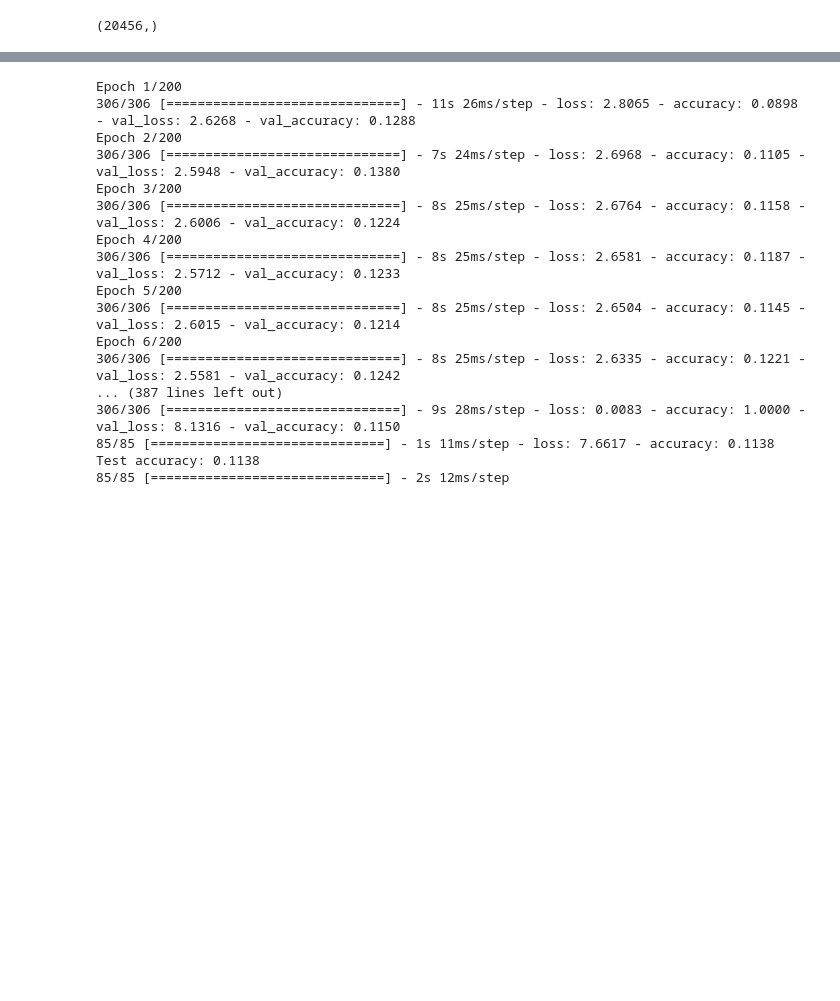
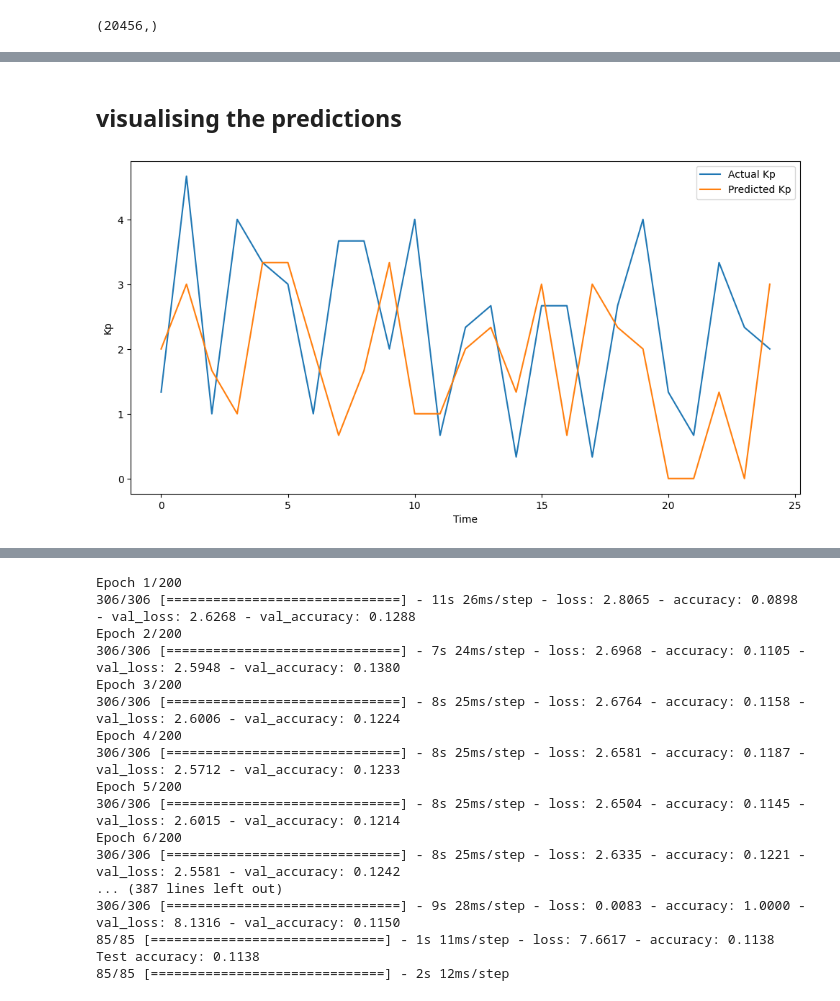
Before and after one commit to CrazyCyberbug/KP-prediction-sytem, a Jupyter notebook: Kp predictor/playground.ipynb, the cells around one changed output, grey strips where cells are left out. Saved outputs shown, nothing was run; the diff lists cells and outputs as text; code cells hidden in the pictures; blank space fills up the shorter version.

```diff
--- a/Kp predictor/playground.ipynb
+++ b/Kp predictor/playground.ipynb
@@ -521,3 +387,10 @@ kp_data = kp_data.reset_index()['Kp_gfz'].values
 data = df
 # %%
 kp_data = data['Kp_gfz'].dropna()
+# %%
+def create_sequences(data, seq_length=6):
+    sequences = []
+    for i in range(len(data) - seq_length):
+        sequence = data[i:i + seq_length]
+        sequences.append(sequence)
+    return np.array(sequences)
@@ -523,0 +414,3 @@ kp_data = data['Kp_gfz'].dropna()
+# %%
+X = create_sequences(kp_data, 6)
+y = kp_data[6:]
@@ -559,5 +450,5 @@ df
 # %%
-X, y = split_sequence(kp_data, 6)
+X, y = split_sequence(data['Kp_gfz'], 6)
 # %%
 X
 # %% [output]
@@ -655,0 +560,13 @@ import matplotlib.pyplot as plt
+# %% [markdown]
+## **visualising the predictions**
+# %%
+plt.figure(figsize=(12, 6))
+plt.plot(actual_kp[:25], label='Actual Kp')
+plt.plot(predicted_kp[:25], label='Predicted Kp')
+
+plt.xlabel('Time')
+plt.ylabel('Kp')
+plt.legend()
+plt.show()
+# %% [output]
+[figure, added]
```
Also changed, not shown: parts of 23 cells of this notebook.
